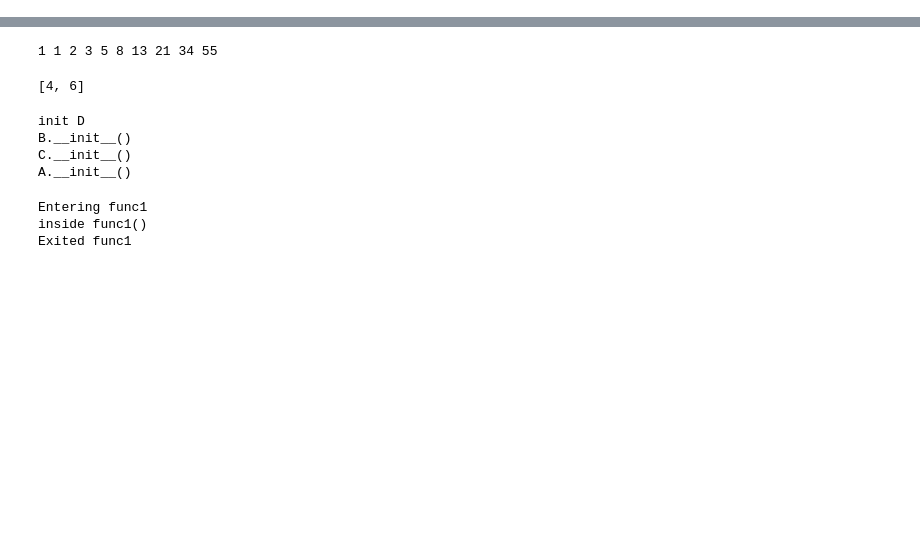
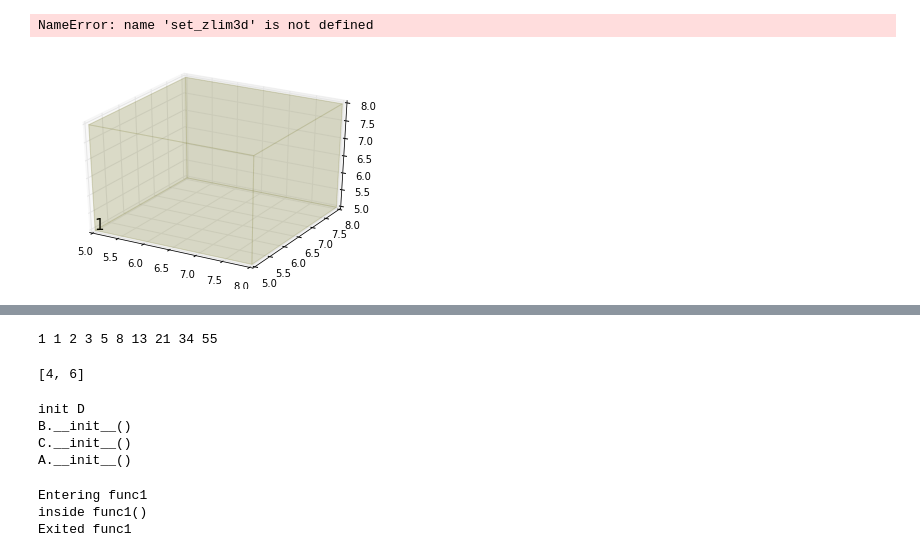
Before and after one commit to hope-yao/CNN3D, a Jupyter notebook: blocks-experiments.ipynb, the cells around one changed output, grey strips where cells are left out. Cells and saved outputs as stored; diff of their text form; code cells hidden in the pictures; blank space fills up the shorter version.

```diff
--- a/blocks-experiments.ipynb
+++ b/blocks-experiments.ipynb
@@ -35,0 +1,24 @@ plt.show()
+# %%
+from mpl_toolkits.mplot3d import Axes3D
+def plot_cube(ax, x, y, z, inc, a, i):
+    "x y z location and alpha"
+    ax.plot_surface([[x, x + inc], [x, x + inc]], [[y, y], [y + inc, y + inc]], z, alpha=a,facecolors='y')
+    ax.plot_surface([[x, x + inc], [x, x + inc]], [[y, y], [y + inc, y + inc]], z + inc, alpha=a,facecolors='y')
+
+    ax.plot_surface(x, [[y, y], [y + inc, y + inc]], [[z, z + inc], [z, z + inc]], alpha=a,facecolors='y')
+    ax.plot_surface(x + inc, [[y, y], [y + inc, y + inc]], [[z, z + inc], [z, z + inc]], alpha=a,facecolors='y')
+
+    ax.plot_surface([[x, x], [x + inc, x + inc]], y, [[z, z + inc], [z, z + inc]], alpha=a,facecolors='y')
+    ax.plot_surface([[x, x], [x + inc, x + inc]], y + inc, [[z, z + inc], [z, z + inc]], alpha=a,facecolors='y')
+
+    ax.text(x, y, z, i, fontsize=15)
+
+import matplotlib.pyplot as plt
+fig = plt.figure()
+ax = fig.add_subplot(111, projection='3d')
+# im = ax.scatter([x], y, z, c=t, marker='o', s=10, alpha=0.2)
+plot_cube(ax, 5, 5, 5, 3, 0.1, 1)
+set_zlim3d(1,10)
+# %% [output]
+NameError: name 'set_zlim3d' is not defined
+[figure, added]
```
Also changed, not shown: parts of 3 cells of this notebook, 2 other files.
